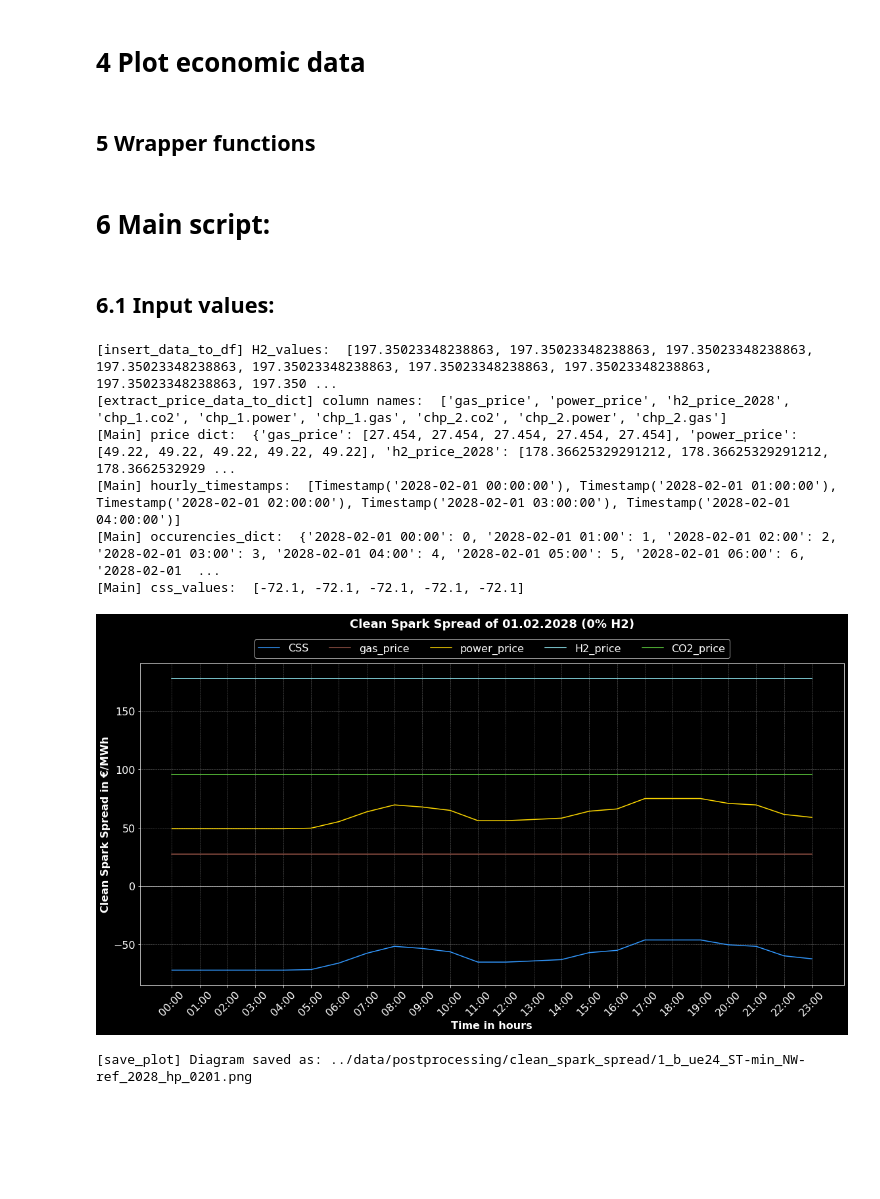
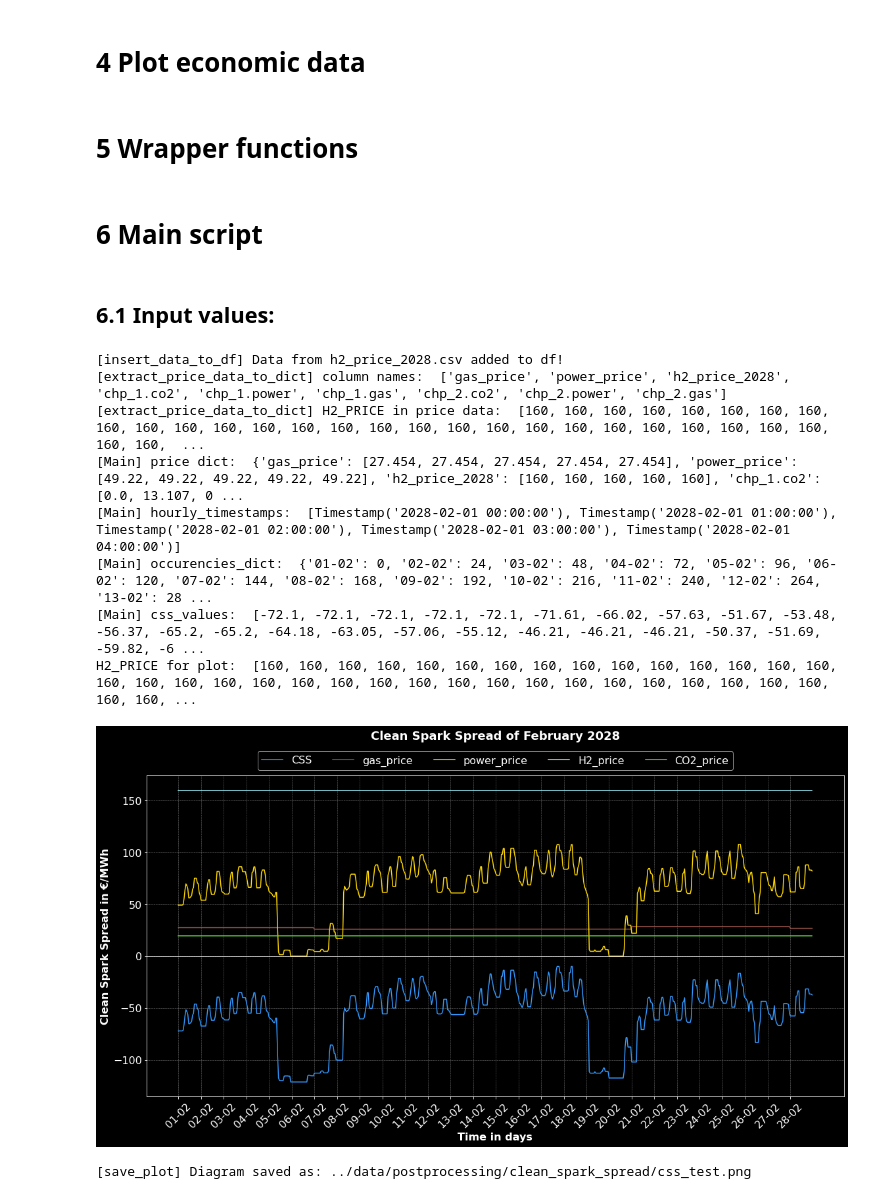
Before and after one commit to HTWK-Interconnected-Energy-Systems/BURN4H2, a Jupyter notebook: postprocessing/clean_spark_spread.ipynb, the cells around one changed output. Drawn from its saved outputs; the diff is of its cells as text; code cells hidden in the pictures; blank space fills up the shorter version.

Commit message:
CO2 price adjusted for css diagram in €/MWh

```diff
--- a/postprocessing/clean_spark_spread.ipynb
+++ b/postprocessing/clean_spark_spread.ipynb
@@ -558,6 +560,7 @@ def plot_css(
     key_power_price: str,
     key_h2_price: str,
     P_CO2: float,
+    EMISSION_FACTOR: float,
     scenario_title = None
 ):
     """Line chart plotting css in hourly granulation (ticks). Granularity of x axis is adjustable.
@@ -574,6 +577,7 @@ def plot_css(
         key_gas_price (str): key of gas price.
         key_power_price (str): key of power price.
         P_CO2 (float): constant of Co2 price.
+        EMISSION_FACTOR (float): Emissionfactor for natural gas for calculating €/t in €/MWh.
         scenario_title (str, optional): Extra information in title for scenario data like (0 % H2, UE24). Default is to None.
 
     Returns:
@@ -617,11 +621,12 @@ def plot_css(
         label=shortened_label_h2,
         color=colors_dict[key_h2_price]
         )
+    print("H2_PRICE for plot: ", other_cost_data[key_h2_price])
     # given constant, needs to be integrated as list
-    repeated_list = [P_CO2 for _ in range(len(x_values))]
+    repeated_co2_list = [P_CO2*EMISSION_FACTOR for _ in range(len(x_values))]
     ax.plot(
         x_values,
-        repeated_list,
+        repeated_co2_list,
         linestyle='-',
         label=labels[2],
         color=colors_dict[labels[2]]
@@ -841,7 +846,7 @@ def save_plot(
     plt.close(fig)
     print(f"[save_plot] Diagram saved as: {output_file}")
 # %% [markdown]
-## 5 Wrapper functions
+# 5 Wrapper functions
 # %%
 def load_data(
     input_path: str,
@@ -882,24 +887,24 @@ def load_data(
         )
     return df_with_time
 # %% [markdown]
-# 6 Main script:
+# 6 Main script
 # %% [markdown]
 ## 6.1 Input values:
 # %%
 
 # 1 ! Definition Pathes, file and folder names for diagram:!
-filename = '1_b_ue24_ST-min_NW-ref_2028_hp_0201.png'
+filename = 'css_test.png'
 output_folder_name = 'clean_spark_spread'
 colors_filename = "assigned_colors.json"
-INPUT_PATH = '../data/output/ue24_ST-min_NW-ref_2028/1b_ue24_ST-min_NW-ref_2028_20250313_231545_output.csv'
+INPUT_PATH_CSS = '../data/output/ue24_ST-min_NW-ref_2028/1b_ue24_ST-min_NW-ref_2028_20250313_231545_output.csv'
 H2_POWER_CSV_PATH = '../data/input/prices/ue24/h2_price_2028.csv'
-INPUT_PATHES = ['../data/output/ue24_ST-min_NW-ref_2028/1b_ue24_ST-min_NW-ref_2028_20250313_231545_output.csv','../data/output/ue24_ST-min_NW-ref_2028/3b_ue24_ST-min_NW-ref_2028_20250314_000706_output.csv','../data/output/ue24_ST-min_NW-ref_2028/2b_ue24_ST-min_NW-ref_2028_20250314_002620_output.csv']
+INPUT_PATHES_COSTS = ['../data/output/ue24_ST-min_NW-ref_2028/1b_ue24_ST-min_NW-ref_2028_20250313_231545_output.csv','../data/output/ue24_ST-min_NW-ref_2028/3b_ue24_ST-min_NW-ref_2028_20250314_000706_output.csv'] # '../data/output/ue24_ST-min_NW-ref_2028/2b_ue24_ST-min_NW-ref_2028_20250314_002620_output.csv'
 OUTPUT_PATH = '../data/postprocessing/' + output_folder_name
 
 # 2 ! time data: !
 start_time = "2028-02-01 00:00"
-end_time = "2028-02-01 23:00"
-granularity = 'hour'
+end_time = "2028-02-28 23:00"
+granularity = 'day'
 
 # 3 ! asset data: !
 my_assets = ('chp_1', 'chp_2') # only assets with co2 variable
@@ -909,11 +914,11 @@ key_h2_price = 'h2_price_2028'
 H2_PRICE = 160
 
 # 4 ! Constant price parameter: !
-P_CO2 = 95.98 # € / t
+P_CO2 = 95.98 # € / MWh ==> 95,98 €/t * 0,202 t/MWh = 19,37 € / MWh
 P_HEAT = 0 # €
 ETA_EL = 0.41
-ALPHA = 1.107
-BETA = 0.2016
+CONVERSION_CALORIFIC_FACTOR = 1.107
+EMISSION_FACTOR = 0.2016
 
 # 5 simulation parameters:
 get_css_plot = True
@@ -922,7 +927,7 @@ type_of_costs = 'cumulation' # 'cumulation' #'single'
 
 
 # 6 Plot constants:
-scenario_title = "01.02.2028 (0% H2)"
+scenario_title = "February 2028"
 scenario_labels = ['0 % H2', '50 % H2', '100 % H2']
 target_cost_unit = 'Mio. €' # 'Mrd. €' / 'T €' / '€'
 title_size = 18
@@ -985,7 +990,7 @@ if __name__ == "__main__":
 
     if get_css_plot == True:
         df_with_time = load_data(
-        input_path=INPUT_PATH,
+        input_path=INPUT_PATH_CSS,
         add_data_path=H2_POWER_CSV_PATH,
         start_time=start_time,
         end_time=end_time,
@@ -997,7 +1002,8 @@ if __name__ == "__main__":
             assets = my_assets,
             key_gas_price = key_gas_price,
             key_power_price = key_power_price,
-            key_h2_price = key_h2_price
+            key_h2_price = key_h2_price,
+            H2_PRICE=H2_PRICE
         )
         trimmed_price_dict = {key: value[:5] for key, value in price_dict.items()}
         print("[Main] price dict: ", trimmed_price_dict)
@@ -1013,9 +1019,9 @@ if __name__ == "__main__":
             key_electr_price = key_power_price,
             P_CO2=P_CO2,
             eta_el = ETA_EL,
-            alpha = ALPHA,
-            beta = BETA)
-        print("[Main] css_values: ", css_values[:5])
+            CONVERSION_CALORIFIC_FACTOR = CONVERSION_CALORIFIC_FACTOR,
+            EMISSION_FACTOR = EMISSION_FACTOR)
+        print("[Main] css_values: ", css_values)
 
         fig = plot_css(
             y_values = css_values,
@@ -1030,6 +1036,7 @@ if __name__ == "__main__":
             key_power_price = key_power_price,
             key_h2_price=key_h2_price,
             P_CO2 = P_CO2,
+            EMISSION_FACTOR = EMISSION_FACTOR,
             scenario_title=scenario_title
         )
         save_plot(
@@ -1041,7 +1048,7 @@ if __name__ == "__main__":
     # get cost plot if chosen:
     elif get_cost_plot == True:
         costs = []
-        for i, item in enumerate(INPUT_PATHES):
+        for i, item in enumerate(INPUT_PATHES_COSTS):
             print(f"[Main] Scenario {i+1}:")
             df_with_time = load_data(
             input_path=item,
@@ -1059,7 +1066,7 @@ if __name__ == "__main__":
             H2_PRICE=H2_PRICE
             )
 
-            print(f"[Main] cost scenario {i+1}:", INPUT_PATHES[i])
+            print(f"[Main] cost scenario {i+1}:", INPUT_PATHES_COSTS[i])
             # print("key_h2_price: ", data_dict[key_h2_price])
             costs.append(calculate_costs(
                 cost_dict=data_dict,
@@ -1091,39 +1098,41 @@ if __name__ == "__main__":
             )
         elif type_of_costs == 'cumulation':
             all_cumulated_costs = []
-            for i in range(0,len(INPUT_PATHES)):
+            for i in range(0,len(INPUT_PATHES_COSTS)):
                 cumulated_costs = cumulate_costs(
                     costs_per_time=costs[i])
                 all_cumulated_costs.append(cumulated_costs)
 
             fig = plot_costs(
                 nested_y_values=all_cumulated_costs,
                 x_values=hourly_timestamps,
                 granularity=granularity,
                 x_axis_occurencies=occurencies_dict,
                 title_size=title_size,
                 fontsize=fontsize,
                 colors_dict=colors_dict,
                 labels=scenario_labels,
                 target_cost_unit=target_cost_unit,
                 scenario_title=scenario_title
             )
         else:
             print(f"[Main] This type is not available: {type_of_costs}!")
 
         save_plot(
         fig=fig,
         output_path=OUTPUT_PATH,
         filename=filename
         )
     else:
         print("[Main] no plot variant chosen.")
 # %% [output]
-[insert_data_to_df] H2_values:  [197.35023348238863, 197.35023348238863, 197.35023348238863, 197.35023348238863, 197.35023348238863, 197.35023348238863, 197.35023348238863, 197.35023348238863, 197.350 ...
+[insert_data_to_df] Data from h2_price_2028.csv added to df!
 [extract_price_data_to_dict] column names:  ['gas_price', 'power_price', 'h2_price_2028', 'chp_1.co2', 'chp_1.power', 'chp_1.gas', 'chp_2.co2', 'chp_2.power', 'chp_2.gas']
-[Main] price dict:  {'gas_price': [27.454, 27.454, 27.454, 27.454, 27.454], 'power_price': [49.22, 49.22, 49.22, 49.22, 49.22], 'h2_price_2028': [178.36625329291212, 178.36625329291212, 178.3662532929 ...
+[extract_price_data_to_dict] H2_PRICE in price data:  [160, 160, 160, 160, 160, 160, 160, 160, 160, 160, 160, 160, 160, 160, 160, 160, 160, 160, 160, 160, 160, 160, 160, 160, 160, 160, 160, 160, 160,  ...
+[Main] price dict:  {'gas_price': [27.454, 27.454, 27.454, 27.454, 27.454], 'power_price': [49.22, 49.22, 49.22, 49.22, 49.22], 'h2_price_2028': [160, 160, 160, 160, 160], 'chp_1.co2': [0.0, 13.107, 0 ...
 [Main] hourly_timestamps:  [Timestamp('2028-02-01 00:00:00'), Timestamp('2028-02-01 01:00:00'), Timestamp('2028-02-01 02:00:00'), Timestamp('2028-02-01 03:00:00'), Timestamp('2028-02-01 04:00:00')]
-[Main] occurencies_dict:  {'2028-02-01 00:00': 0, '2028-02-01 01:00': 1, '2028-02-01 02:00': 2, '2028-02-01 03:00': 3, '2028-02-01 04:00': 4, '2028-02-01 05:00': 5, '2028-02-01 06:00': 6, '2028-02-01  ...
-[Main] css_values:  [-72.1, -72.1, -72.1, -72.1, -72.1]
+[Main] occurencies_dict:  {'01-02': 0, '02-02': 24, '03-02': 48, '04-02': 72, '05-02': 96, '06-02': 120, '07-02': 144, '08-02': 168, '09-02': 192, '10-02': 216, '11-02': 240, '12-02': 264, '13-02': 28 ...
+[Main] css_values:  [-72.1, -72.1, -72.1, -72.1, -72.1, -71.61, -66.02, -57.63, -51.67, -53.48, -56.37, -65.2, -65.2, -64.18, -63.05, -57.06, -55.12, -46.21, -46.21, -46.21, -50.37, -51.69, -59.82, -6 ...
+H2_PRICE for plot:  [160, 160, 160, 160, 160, 160, 160, 160, 160, 160, 160, 160, 160, 160, 160, 160, 160, 160, 160, 160, 160, 160, 160, 160, 160, 160, 160, 160, 160, 160, 160, 160, 160, 160, 160, 160, ...
-[figure, old version]
+[figure, new version]
-[save_plot] Diagram saved as: ../data/postprocessing/clean_spark_spread/1_b_ue24_ST-min_NW-ref_2028_hp_0201.png
+[save_plot] Diagram saved as: ../data/postprocessing/clean_spark_spread/css_test.png
```
Also changed, not shown: parts of 5 cells of this notebook, 23 other files.
